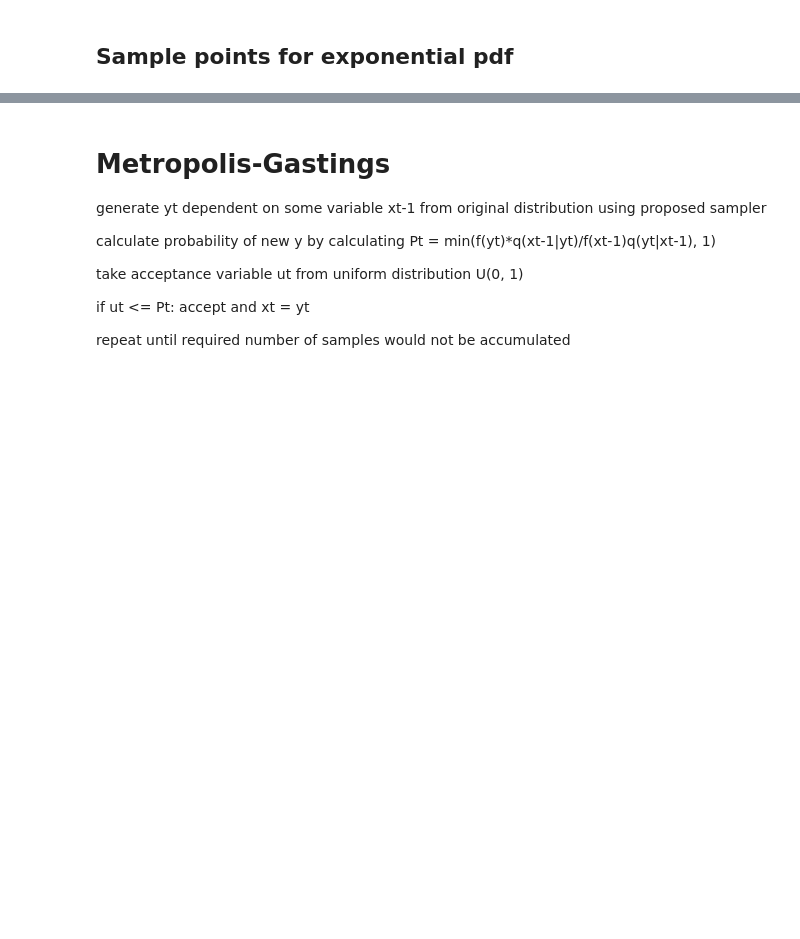
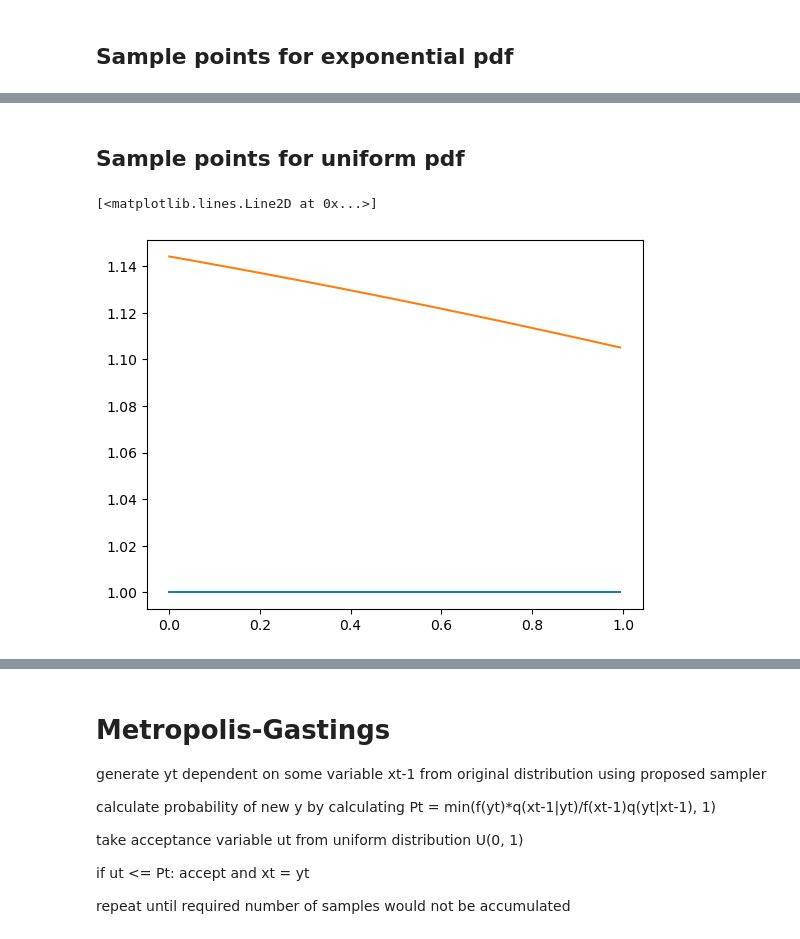
Before and after one commit to L-ED/MAI_optimization, a Jupyter notebook: lab7.ipynb, the cells around one changed output, grey strips where cells are left out. Cells and saved outputs as stored; diff of their text form; code cells hidden in the pictures; blank space fills up the shorter version.

```diff
--- a/lab7.ipynb
+++ b/lab7.ipynb
@@ -81,0 +103,11 @@ plt.scatter(new_samples, exponential_density(new_samples, scale), color="b")
+# %% [markdown]
+## Sample points for uniform pdf
+# %%
+def normal_pdf(data, mean, std):
+    return np.exp(-0.5*((data - mean)/std)**2)/(2*np.pi*std**2)**0.5
+
+plt.plot(uniform_samples, uniform_density(uniform_samples, a= 0, b=1))
+plt.plot(uniform_samples, normal_pdf(uniform_samples, -3, 10)*30)
+# %% [output]
+[<matplotlib.lines.Line2D at 0x...>]
+[figure, added]
```
Also changed, not shown: parts of 24 cells of this notebook.
